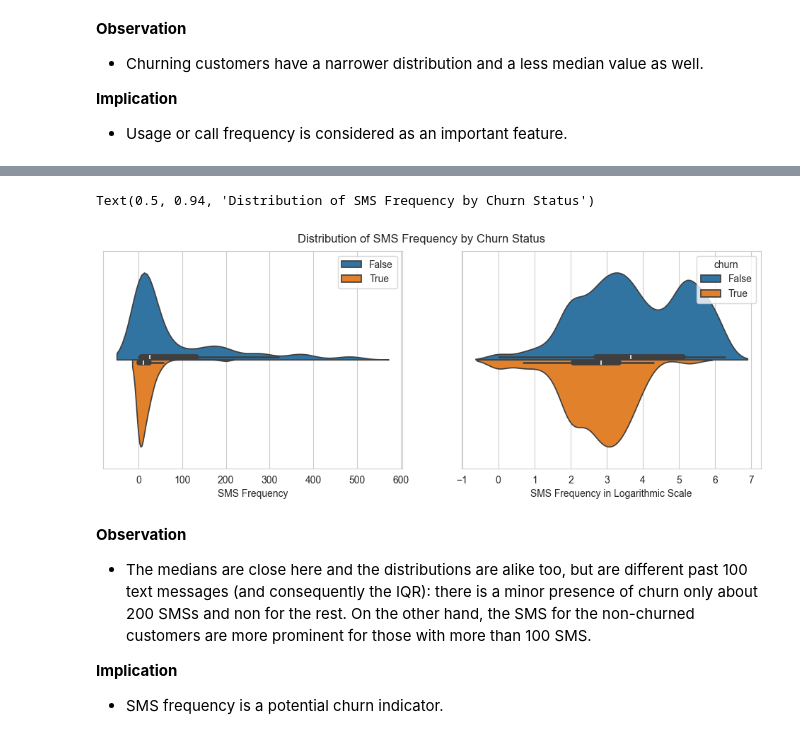
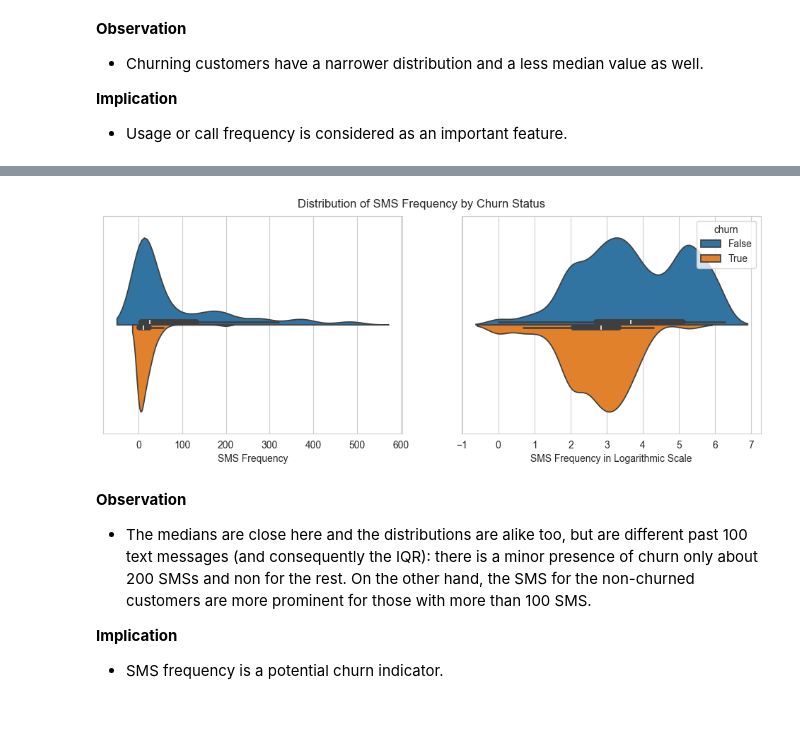
Before and after one commit to mlcuadra1/Churn-Risk-EDA, a Jupyter notebook: notebooks/Script 2 - EDA.ipynb, the cells around one changed output, grey strips where cells are left out. Saved outputs shown, nothing was run; the diff lists cells and outputs as text; code cells hidden in the pictures.

```diff
--- a/notebooks/Script 2 - EDA.ipynb
+++ b/notebooks/Script 2 - EDA.ipynb
@@ -327,18 +352,21 @@ Text(0.5, 0.92, 'Distribution of Log SMS Frequency by Churn Status')
 # %%
 fig, axes = plt.subplots(1,2, figsize=(12,4))
 sns.violinplot(data=df, x='sms_freq', hue='churn', split = True, ax=axes[0])
 axes[0].set_xlabel('SMS Frequency')
 axes[0].legend()
 constant = 1e-9
 df['log_sms_freq'] = np.log(df['sms_freq']) + constant
 
 sns.violinplot(data=df, x='log_sms_freq', hue='churn', split = True, ax=axes[1])
 axes[1].set_xlabel('SMS Frequency in Logarithmic Scale')
 
 plt.suptitle('Distribution of SMS Frequency by Churn Status', x=0.5, y=0.94)
+legend = axes[0].legend(loc='upper right')
+legend.remove()
+
+fig1.subplots_adjust(wspace=-0.2)
 # %% [output]
-Text(0.5, 0.94, 'Distribution of SMS Frequency by Churn Status')
-[figure, old version]
+[figure, new version]
 # %% [markdown]
 **Observation**
 - The medians are close here and the distributions are alike too, but are different past 100 text messages (and consequently the IQR): there is a minor presence of churn only about 200 SMSs and non for the rest. On the other hand, the SMS for the non-churned customers are more prominent for those with more than 100 SMS.
```
Also changed, not shown: parts of 16 cells of this notebook.
